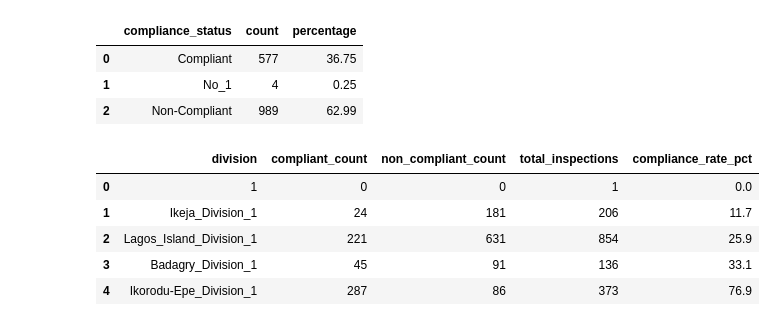
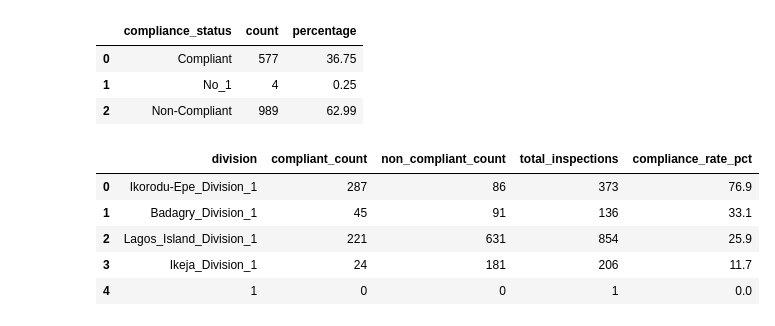
Before and after one commit to khing-fm/EHU-Inspection-form-analysis, a Jupyter notebook: EHU_Inspection_Form.ipynb, the cells around one changed output. Saved outputs shown, nothing was run; the diff lists cells and outputs as text; code cells hidden in the pictures.

```diff
--- a/EHU_Inspection_Form.ipynb
+++ b/EHU_Inspection_Form.ipynb
@@ -173,23 +174,23 @@ pd.read_sql(query, conn)
 # %%
 # Compliance rate by division
 
 query = """
 SELECT
     division,
     SUM(CASE WHEN Do_you_sight_any_nuisance = 'Compliant' THEN 1 ELSE 0 END) AS compliant_count,
     SUM(CASE WHEN Do_you_sight_any_nuisance = 'Non-Compliant' THEN 1 ELSE 0 END) AS non_compliant_count,
     COUNT(*) AS total_inspections,
     ROUND(100.0 * SUM(CASE WHEN Do_you_sight_any_nuisance = 'Compliant' THEN 1 ELSE 0 END) / COUNT(*), 1) AS compliance_rate_pct
 FROM submissions
 GROUP BY division
-ORDER BY compliance_rate_pct
+ORDER BY compliance_rate_pct DESC;
 """
 
 pd.read_sql(query, conn)
 # %% [output]
 |  | division | compliant_count | non_compliant_count | total_inspections | compliance_rate_pct |
-| 0 | 1 | 0 | 0 | 1 | 0.0 |
-| 1 | Ikeja_Division_1 | 24 | 181 | 206 | 11.7 |
+| 0 | Ikorodu-Epe_Division_1 | 287 | 86 | 373 | 76.9 |
+| 1 | Badagry_Division_1 | 45 | 91 | 136 | 33.1 |
 | 2 | Lagos_Island_Division_1 | 221 | 631 | 854 | 25.9 |
-| 3 | Badagry_Division_1 | 45 | 91 | 136 | 33.1 |
-| 4 | Ikorodu-Epe_Division_1 | 287 | 86 | 373 | 76.9 |
+| 3 | Ikeja_Division_1 | 24 | 181 | 206 | 11.7 |
+| 4 | 1 | 0 | 0 | 1 | 0.0 |
```
Also changed, not shown: parts of 11 cells of this notebook, 1 other file.
